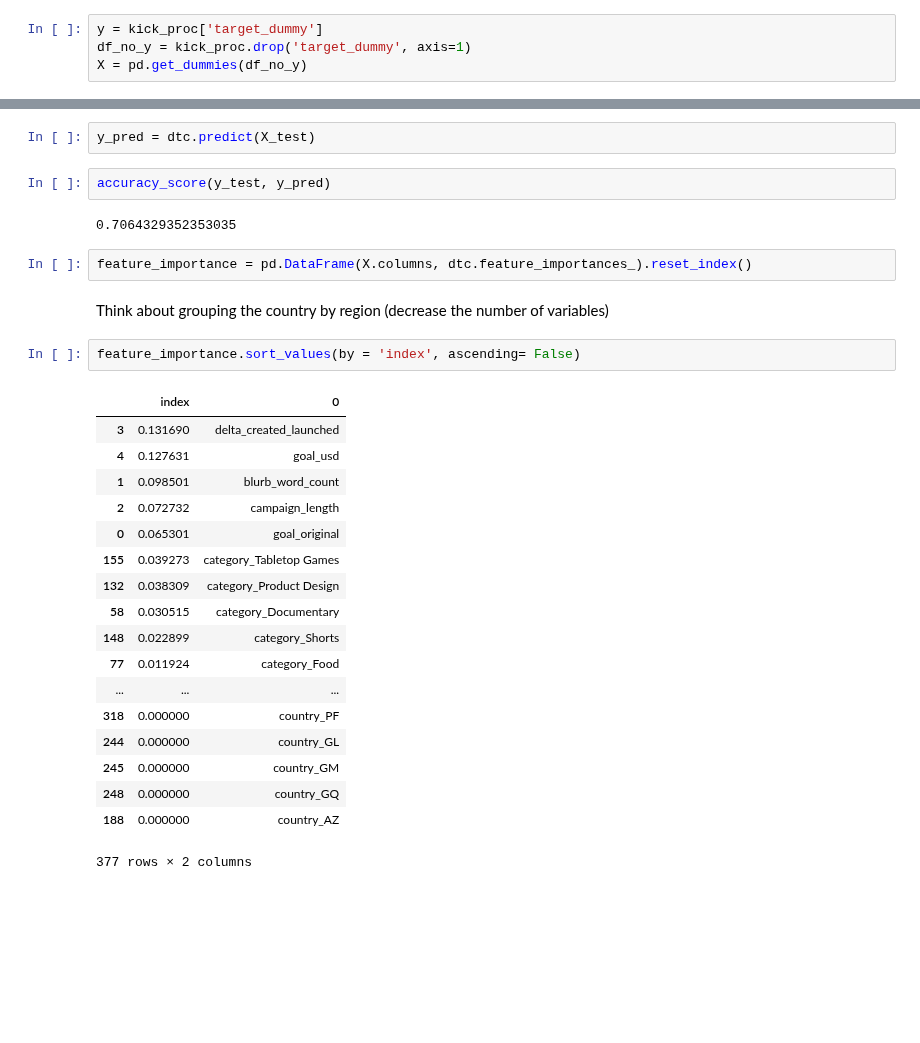
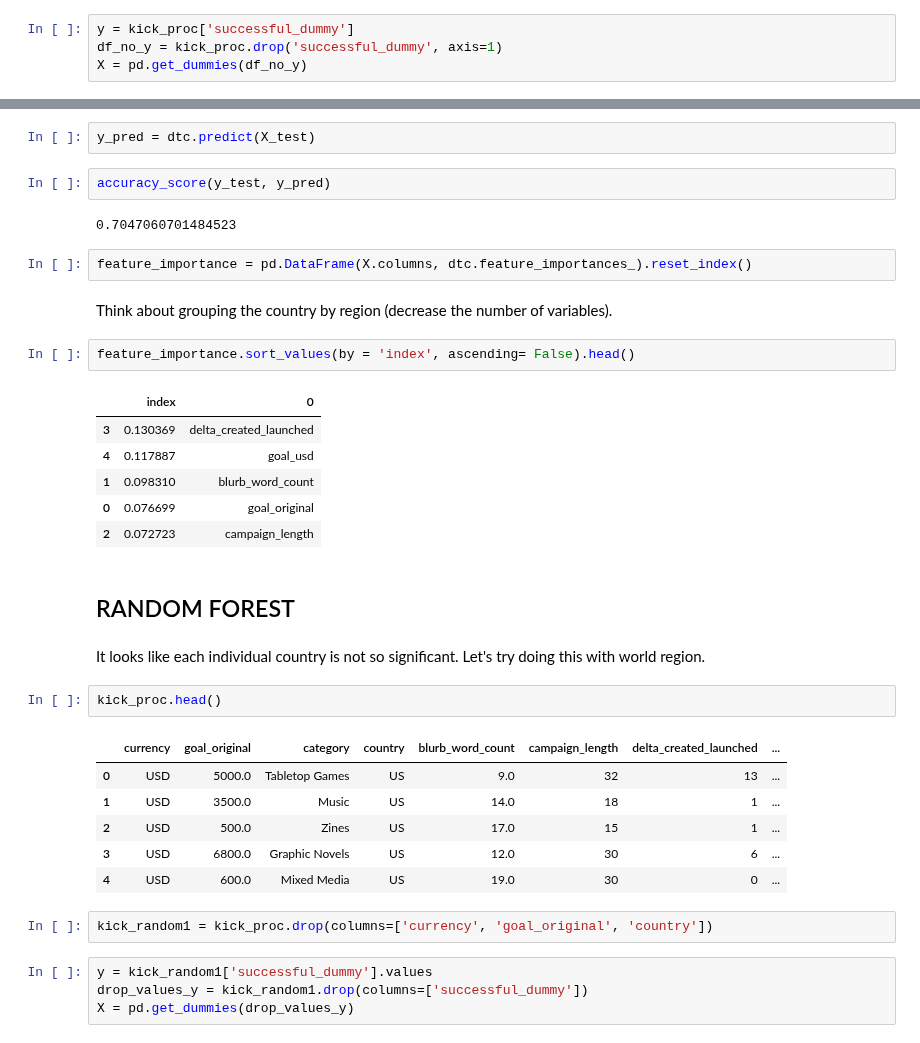
Before and after one commit to nateej1/kickstarter-campaign-classification, a Jupyter notebook: notebooks/03_analysis/20180814-mlb-kickstarter-initial-models-corporate-customer.ipynb, the cells around one changed output, grey strips where cells are left out. Saved outputs shown, nothing was run; the diff lists cells and outputs as text; blank space fills up the shorter version.

```diff
--- a/notebooks/03_analysis/20180814-mlb-kickstarter-initial-models-corporate-customer.ipynb
+++ b/notebooks/03_analysis/20180814-mlb-kickstarter-initial-models-corporate-customer.ipynb
@@ -49,8 +53,8 @@ memory usage: 17.1+ MB
 # %% [markdown]
 ## Baseline Model - Decision Tree
 # %%
-y = kick_proc['target_dummy']
-df_no_y = kick_proc.drop('target_dummy', axis=1)
+y = kick_proc['successful_dummy']
+df_no_y = kick_proc.drop('successful_dummy', axis=1)
 X = pd.get_dummies(df_no_y)
 # %%
 X.info()
@@ -127,29 +111,36 @@ y_pred = dtc.predict(X_test)
 # %%
 accuracy_score(y_test, y_pred)
 # %% [output]
-0.7064329352353035
+0.7047060701484523
 # %%
 feature_importance = pd.DataFrame(X.columns, dtc.feature_importances_).reset_index()
 # %% [markdown]
-Think about grouping the country by region (decrease the number of variables)
+Think about grouping the country by region (decrease the number of variables).
 # %%
-feature_importance.sort_values(by = 'index', ascending= False)
+feature_importance.sort_values(by = 'index', ascending= False).head()
 # %% [output]
 |  | index | 0 |
-| 3 | 0.131690 | delta_created_launched |
-| 4 | 0.127631 | goal_usd |
-| 1 | 0.098501 | blurb_word_count |
-| 2 | 0.072732 | campaign_length |
-| 0 | 0.065301 | goal_original |
-| 155 | 0.039273 | category_Tabletop Games |
-| 132 | 0.038309 | category_Product Design |
-| 58 | 0.030515 | category_Documentary |
-| 148 | 0.022899 | category_Shorts |
-| 77 | 0.011924 | category_Food |
-| ... | ... | ... |
-| 318 | 0.000000 | country_PF |
-| 244 | 0.000000 | country_GL |
-| 245 | 0.000000 | country_GM |
-| 248 | 0.000000 | country_GQ |
-| 188 | 0.000000 | country_AZ |
+| 3 | 0.130369 | delta_created_launched |
+| 4 | 0.117887 | goal_usd |
+| 1 | 0.098310 | blurb_word_count |
+| 0 | 0.076699 | goal_original |
+| 2 | 0.072723 | campaign_length |
-377 rows × 2 columns
+# %% [markdown]
+## RANDOM FOREST
+# %% [markdown]
+It looks like each individual country is not so significant. Let's try doing this with world region.
+# %%
+kick_proc.head()
+# %% [output]
+|  | currency | goal_original | category | country | blurb_word_count | campaign_length | delta_created_launched | ... |
+| 0 | USD | 5000.0 | Tabletop Games | US | 9.0 | 32 | 13 | ... |
+| 1 | USD | 3500.0 | Music | US | 14.0 | 18 | 1 | ... |
+| 2 | USD | 500.0 | Zines | US | 17.0 | 15 | 1 | ... |
+| 3 | USD | 6800.0 | Graphic Novels | US | 12.0 | 30 | 6 | ... |
+| 4 | USD | 600.0 | Mixed Media | US | 19.0 | 30 | 0 | ... |
+# %%
+kick_random1 = kick_proc.drop(columns=['currency', 'goal_original', 'country'])
+# %%
+y = kick_random1['successful_dummy'].values
+drop_values_y = kick_random1.drop(columns=['successful_dummy'])
+X = pd.get_dummies(drop_values_y)
```
Also changed, not shown: parts of 13 cells of this notebook, 1 other file.
